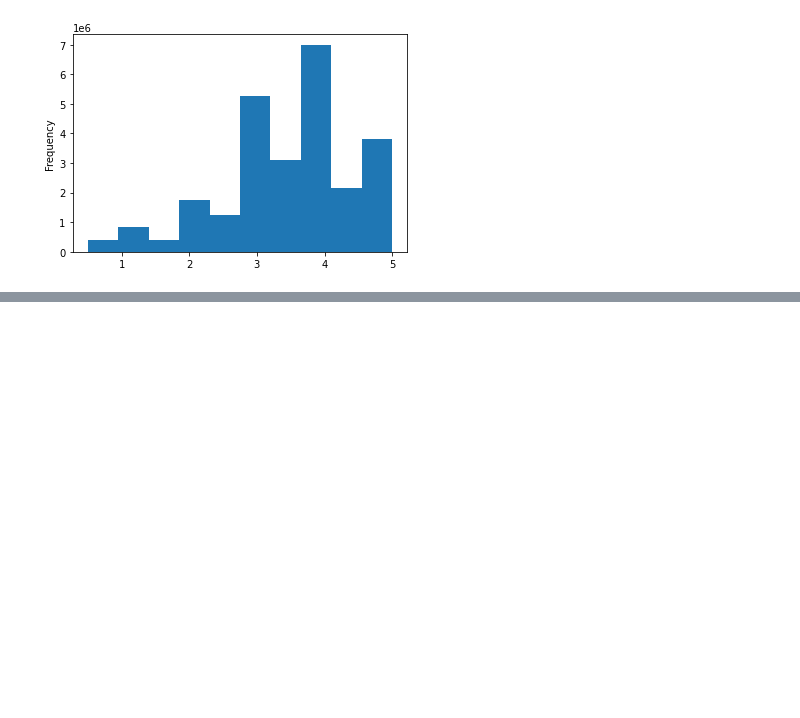
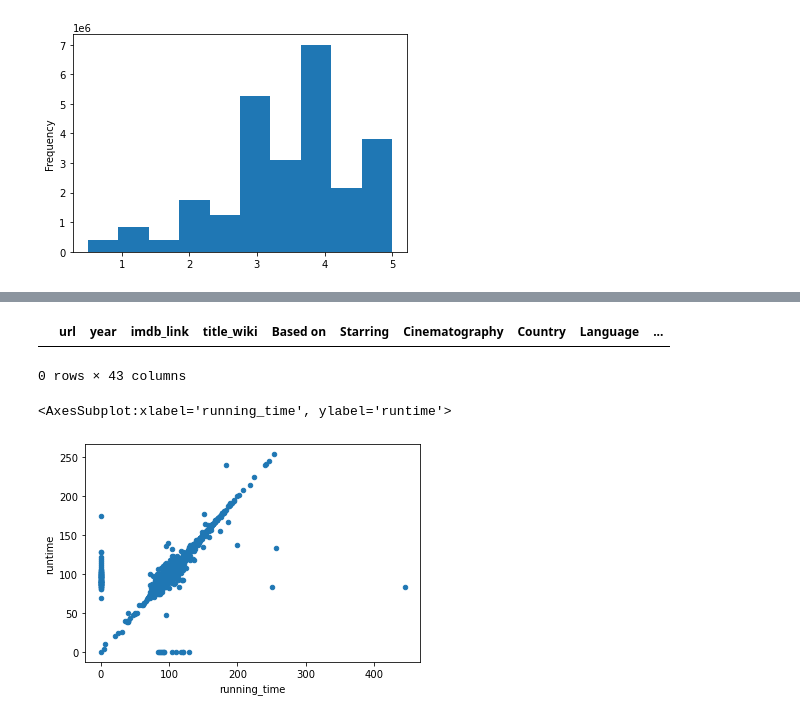
Before and after one commit to iiiGraham/Movies-ETL, a Jupyter notebook: movies_transform.ipynb, the cells around one changed output, grey strips where cells are left out. Saved outputs shown, nothing was run; the diff lists cells and outputs as text; code cells hidden in the pictures; blank space fills up the shorter version.

Commit message:
combined movie information cleaned

```diff
--- a/movies_transform.ipynb
+++ b/movies_transform.ipynb
@@ -720,3 +721,6 @@ min                     0.50
 max                     5.00
 Name: rating, dtype: float64
 [figure]
+# %%
+# combine the data in the wikipedia download and the kaggle dataset
+movies_df = pd.merge(wiki_movies_df, kaggle_metadata, on='imdb_id', suffixes=['_wiki', '_kaggle'])
@@ -722,0 +772,8 @@ Name: rating, dtype: float64
+# %%
+# show any rows where title_kaggle is empty
+movies_df[(movies_df['title_kaggle'] == '') | (movies_df['title_kaggle'].isnull())]
+
+# because no results returned drop the extra wiki_titles column.
+# %% [output]
+|  | url | year | imdb_link | title_wiki | Based on | Starring | Cinematography | Country | Language | ... |
+0 rows × 43 columns
@@ -722,0 +782,9 @@ Name: rating, dtype: float64
+# %%
+# review running_time and runtime - instead of comparing use visualization to check for differnces with a scatterplot
+# fill in null values with 0 before running scatterplot
+movies_df.fillna(0).plot(x='running_time', y='runtime', kind='scatter')
+
+# based on output - x-axis is wiki and y-axis is kaggle. Kaggle has more consistent data and has more datapoints that Wiki doesn't have. For the movies where wiki has the data fill in the blanks in the kaggle column.
+# %% [output]
+<AxesSubplot:xlabel='running_time', ylabel='runtime'>
+[figure, added]
```
Also changed, not shown: parts of 36 cells of this notebook.
